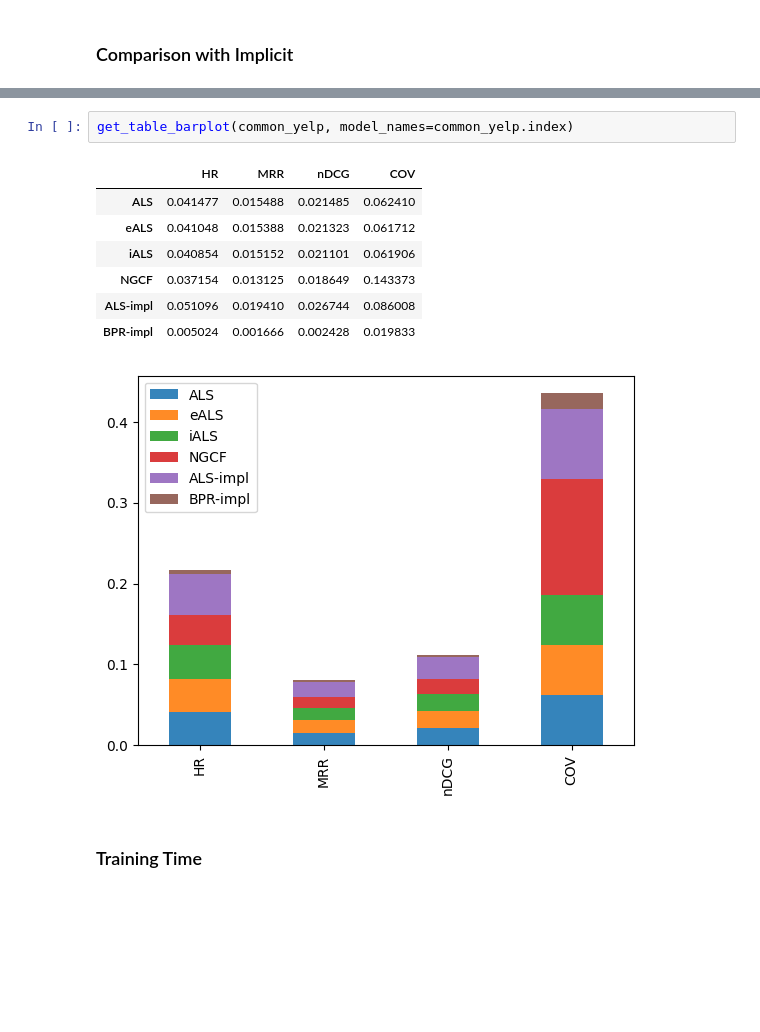
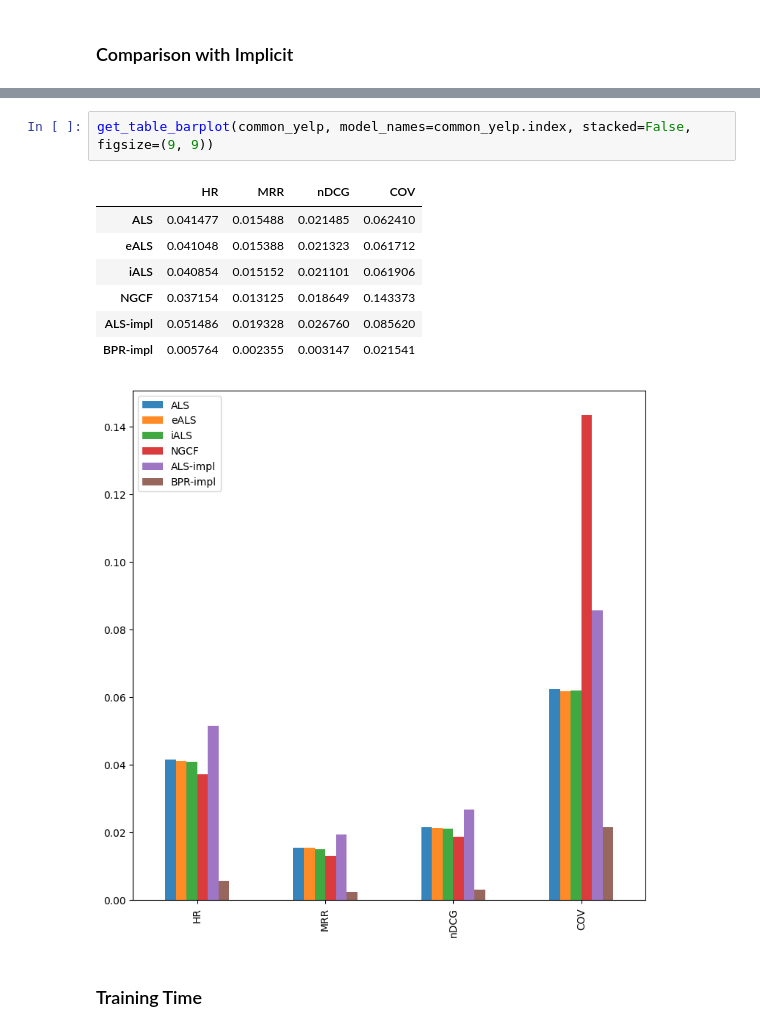
Before and after one commit to Mr6one/recsys-project-2023, a Jupyter notebook: notebooks/experiments.ipynb, the cells around one changed output, grey strips where cells are left out. Drawn from its saved outputs; the diff is of its cells as text; blank space fills up the shorter version.

```diff
--- a/notebooks/experiments.ipynb
+++ b/notebooks/experiments.ipynb
@@ -194,14 +200,14 @@ Yelp:
 # %%
-get_table_barplot(common_yelp, model_names=common_yelp.index)
+get_table_barplot(common_yelp, model_names=common_yelp.index, stacked=False, figsize=(9, 9))
 # %% [output]
 |  | HR | MRR | nDCG | COV |
 | ALS | 0.041477 | 0.015488 | 0.021485 | 0.062410 |
 | eALS | 0.041048 | 0.015388 | 0.021323 | 0.061712 |
 | iALS | 0.040854 | 0.015152 | 0.021101 | 0.061906 |
 | NGCF | 0.037154 | 0.013125 | 0.018649 | 0.143373 |
-| ALS-impl | 0.051096 | 0.019410 | 0.026744 | 0.086008 |
-| BPR-impl | 0.005024 | 0.001666 | 0.002428 | 0.019833 |
+| ALS-impl | 0.051486 | 0.019328 | 0.026760 | 0.085620 |
+| BPR-impl | 0.005764 | 0.002355 | 0.003147 | 0.021541 |
-[figure, old version]
+[figure, new version]
 # %% [markdown]
 ### Training Time
 # %%
```
Also changed, not shown: parts of 11 cells of this notebook.
